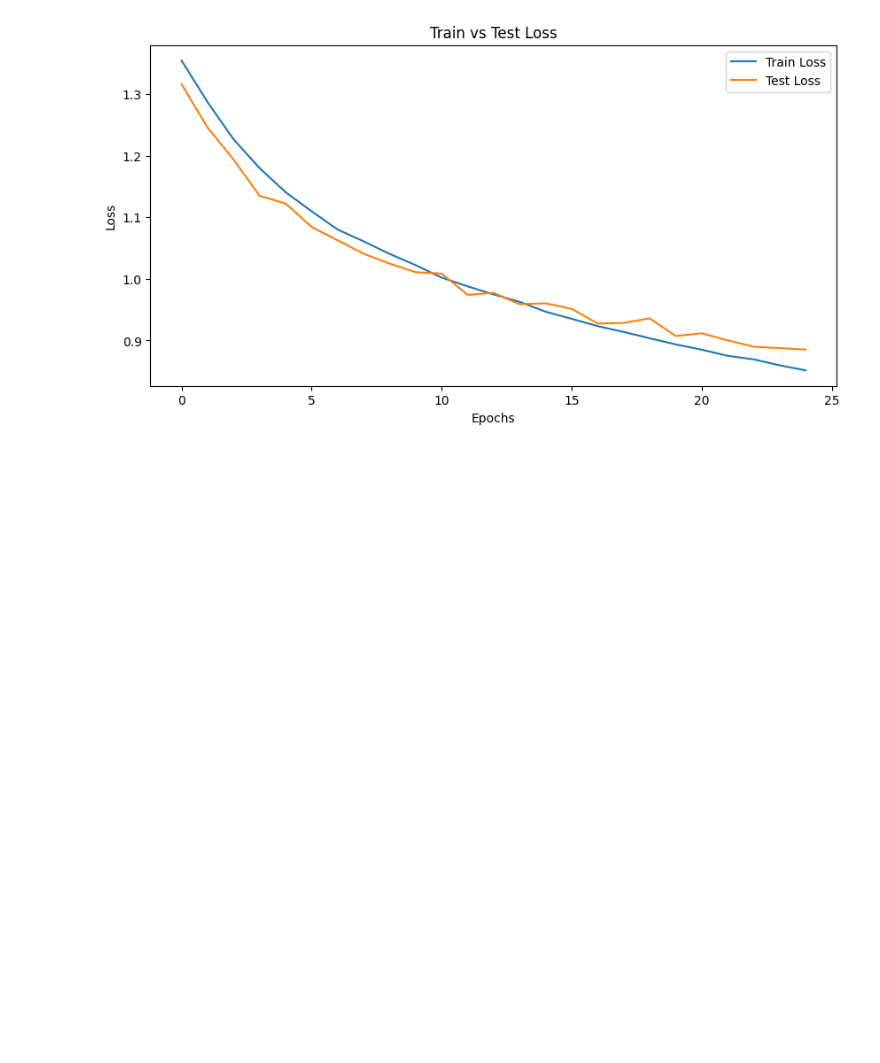
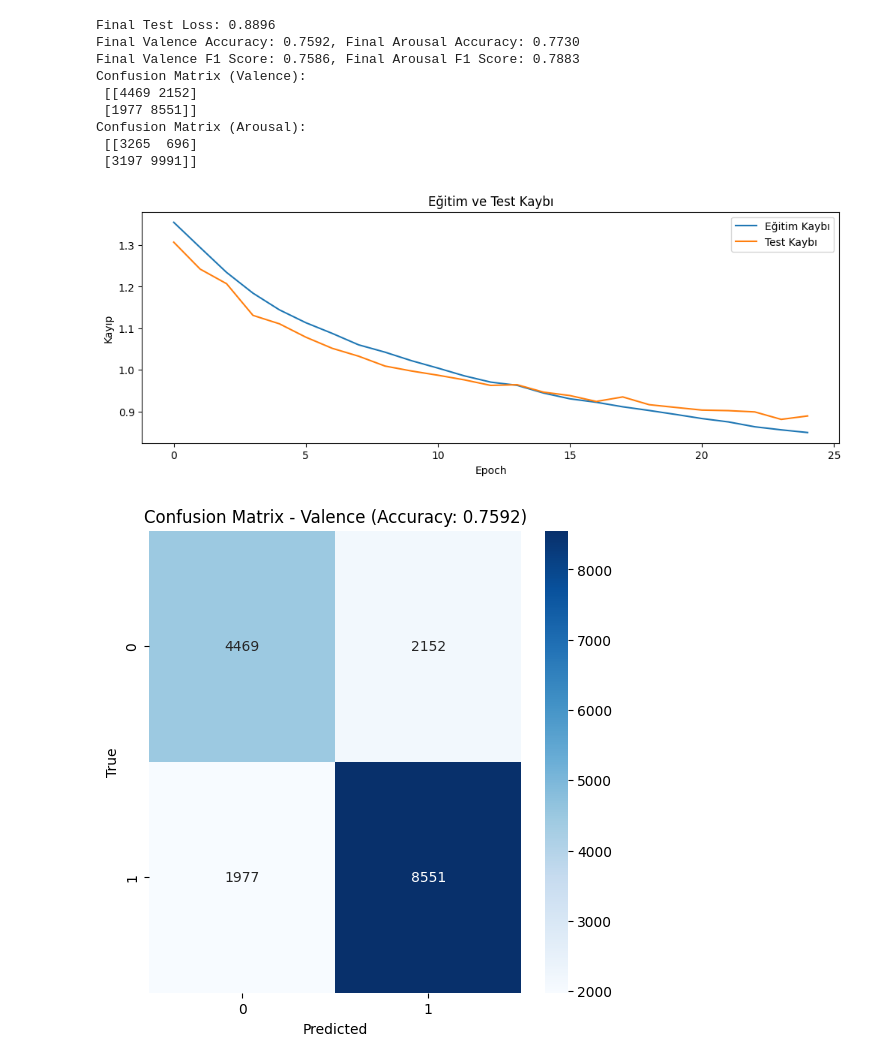
Before and after one commit to FatmaBuseBorlu/DRAMER-Dataset, a Jupyter notebook: TCN.ipynb, the cells around one changed output. Drawn from its saved outputs; the diff is of its cells as text; code cells hidden in the pictures; blank space fills up the shorter version.

```diff
--- a/TCN.ipynb
+++ b/TCN.ipynb
@@ -271,15 +267,54 @@ Valence F1 Score: 0.7643, Arousal F1 Score: 0.8240
-# %%
-# Test Sonuçları ve Görselleştirme
-def plot_results(train_losses, test_losses):
-    plt.figure(figsize=(10, 5))
-    plt.plot(train_losses, label='Train Loss')
-    plt.plot(test_losses, label='Test Loss')
-    plt.xlabel('Epochs')
-    plt.ylabel('Loss')
-    plt.title('Train vs Test Loss')
-    plt.legend()
-    plt.show()
-
-plot_results(train_losses, test_losses)
-# %% [output]
-[figure, removed]
+# %%
+# Sonuçları tekrar test edip raporla
+test_loss, valence_acc, arousal_acc, valence_f1, arousal_f1, all_labels, valence_preds, arousal_preds = test_multi_label_model()
+print(f"Final Test Loss: {test_loss:.4f}")
+print(f"Final Valence Accuracy: {valence_acc:.4f}, Final Arousal Accuracy: {arousal_acc:.4f}")
+print(f"Final Valence F1 Score: {valence_f1:.4f}, Final Arousal F1 Score: {arousal_f1:.4f}")
+
+# Karışıklık Matrisleri
+cm_valence = confusion_matrix([l[0] for l in all_labels], valence_preds)
+cm_arousal = confusion_matrix([l[1] for l in all_labels], arousal_preds)
+print("Confusion Matrix (Valence):\n", cm_valence)
+print("Confusion Matrix (Arousal):\n", cm_arousal)
+
+# Görselleştirme Fonksiyonu
+def plot_results(train_losses, test_losses, cm_valence, cm_arousal, valence_acc, arousal_acc):
+    # Eğitim ve Test Kaybı Grafiği
+    plt.figure(figsize=(12, 4))
+    plt.plot(train_losses, label='Eğitim Kaybı')
+    plt.plot(test_losses, label='Test Kaybı')
+    plt.title('Eğitim ve Test Kaybı')
+    plt.xlabel('Epoch')
+    plt.ylabel('Kayıp')
+    plt.legend()
+    plt.show()
+
+    # Valence Karışıklık Matrisi
+    plt.figure(figsize=(6, 6))
+    sns.heatmap(cm_valence, annot=True, fmt='d', cmap='Blues')
+    plt.title(f'Confusion Matrix - Valence (Accuracy: {valence_acc:.4f})')
+    plt.xlabel('Predicted')
+    plt.ylabel('True')
+    plt.show()
+
+    # Arousal Karışıklık Matrisi
+    plt.figure(figsize=(6, 6))
+    sns.heatmap(cm_arousal, annot=True, fmt='d', cmap='Blues')
+    plt.title(f'Confusion Matrix - Arousal (Accuracy: {arousal_acc:.4f})')
+    plt.xlabel('Predicted')
+    plt.ylabel('True')
+    plt.show()
+
+plot_results(train_losses, test_losses, cm_valence, cm_arousal, valence_acc, arousal_acc)
+# %% [output]
+Final Test Loss: 0.8896
+Final Valence Accuracy: 0.7592, Final Arousal Accuracy: 0.7730
+Final Valence F1 Score: 0.7586, Final Arousal F1 Score: 0.7883
+Confusion Matrix (Valence):
+ [[4469 2152]
+ [1977 8551]]
+Confusion Matrix (Arousal):
+ [[3265  696]
+ [3197 9991]]
+[figure, added]
+[figure, added]
```
Also changed, not shown: parts of 4 cells of this notebook.
